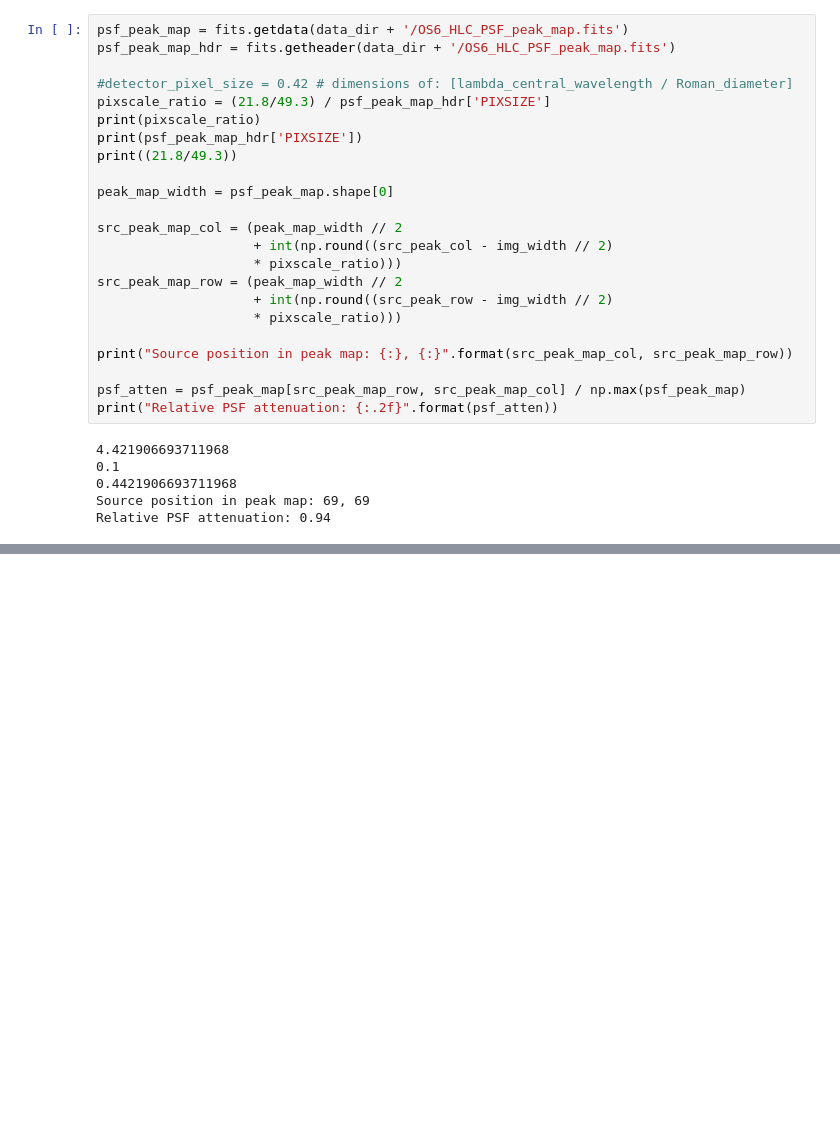
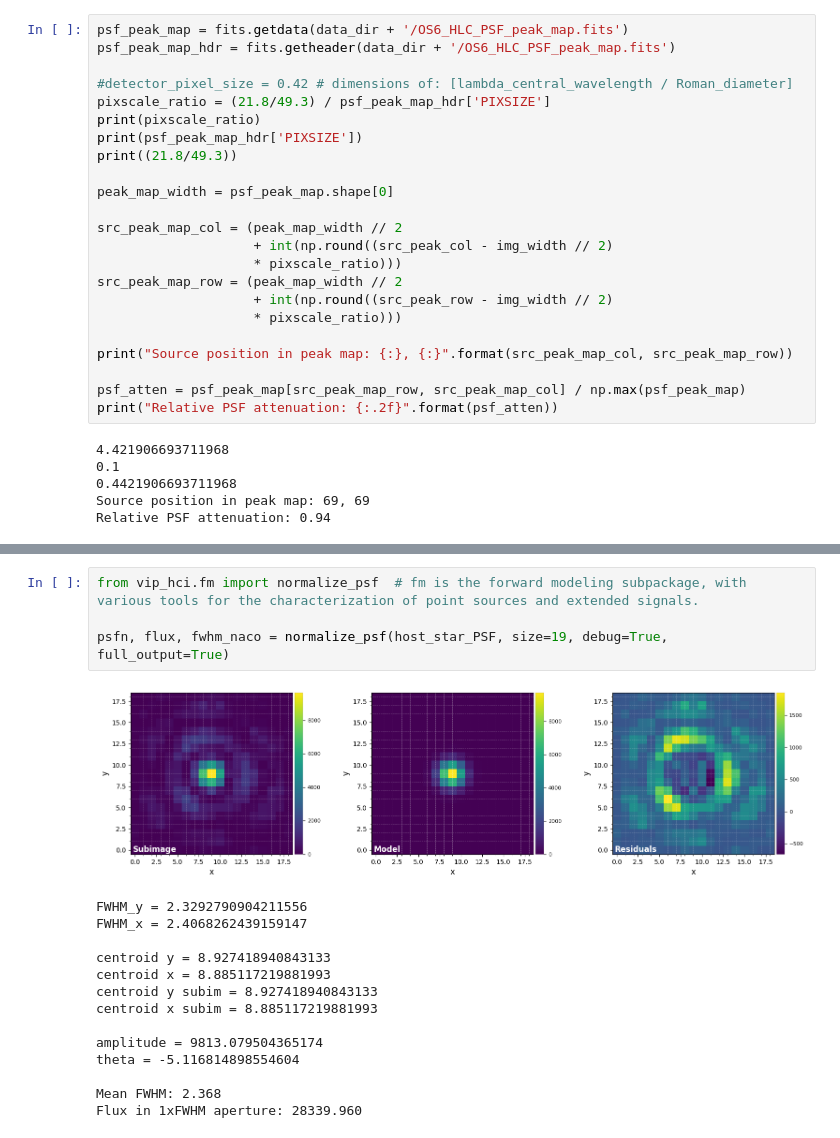
Before and after one commit to roman-corgi/roman-school, a Jupyter notebook: day1/postprocessing.ipynb, the cells around one changed output, grey strips where cells are left out. Cells and saved outputs as stored; diff of their text form; blank space fills up the shorter version.

```diff
--- a/day1/postprocessing.ipynb
+++ b/day1/postprocessing.ipynb
@@ -361,0 +408,19 @@ Relative PSF attenuation: 0.94
+# %%
+from vip_hci.fm import normalize_psf  # fm is the forward modeling subpackage, with various tools for the characterization of point sources and extended signals.
+
+psfn, flux, fwhm_naco = normalize_psf(host_star_PSF, size=19, debug=True, full_output=True)
+# %% [output]
+[figure, added]
+FWHM_y = 2.3292790904211556
+FWHM_x = 2.4068262439159147
+
+centroid y = 8.927418940843133
+centroid x = 8.885117219881993
+centroid y subim = 8.927418940843133
+centroid x subim = 8.885117219881993
+
+amplitude = 9813.079504365174
+theta = -5.116814898554604
+
+Mean FWHM: 2.368
+Flux in 1xFWHM aperture: 28339.960
```
Also changed, not shown: parts of 11 cells of this notebook.
